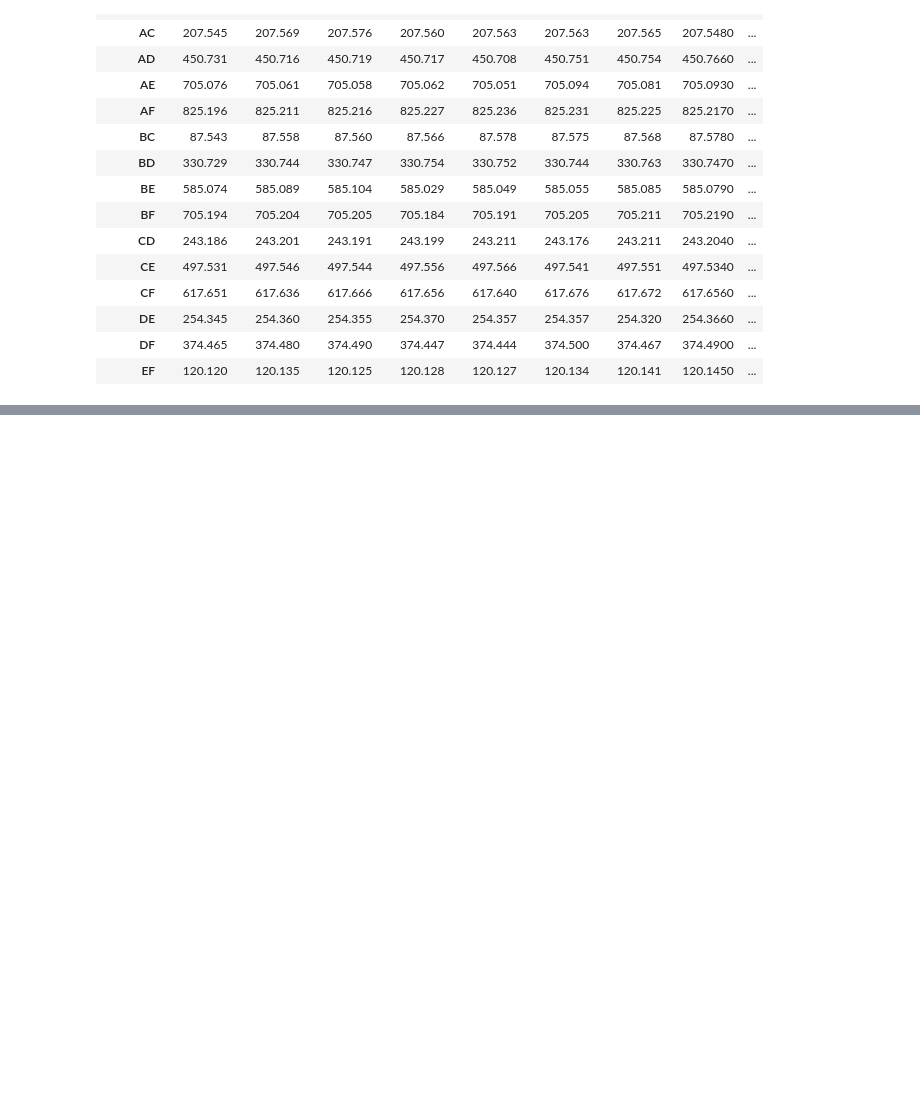
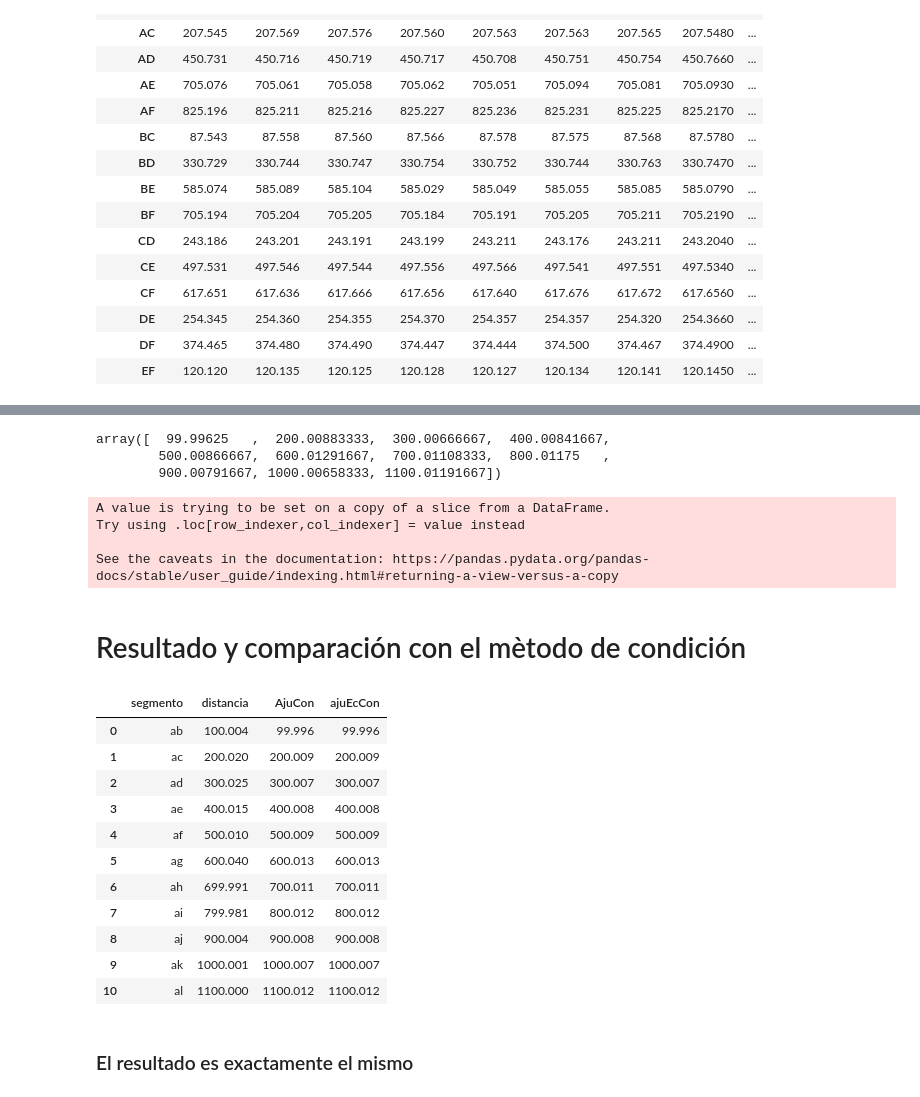
Before and after one commit to rulas99/calculodeajustes, a Jupyter notebook: EcCon.ipynb, the cells around one changed output, grey strips where cells are left out. Cells and saved outputs as stored; diff of their text form; code cells hidden in the pictures; blank space fills up the shorter version.

```diff
--- a/EcCon.ipynb
+++ b/EcCon.ipynb
@@ -339,0 +426,5 @@ med.to_excel("Resultado2.xlsx")
+# %%
+## Matriz M de distancias a ajustar
+
+M=np.array(seg.distancia)
+M
@@ -339,0 +443,38 @@ med.to_excel("Resultado2.xlsx")
+# %%
+A=np.array(mm)
+
+x=np.linalg.inv(np.dot(A.T,A))
+p=np.dot(A.T,M)
+# %% [output]
+array([  99.99625   ,  200.00883333,  300.00666667,  400.00841667,
+        500.00866667,  600.01291667,  700.01108333,  800.01175   ,
+        900.00791667, 1000.00658333, 1100.01191667])
+# %%
+ss=seg[seg['segmento '].str[0]=='a']
+ss['ajuEcCon']=np.round(np.dot(x,p),3)
+ss=ss.rename(columns={'DistAj':'AjuCon'})
+ss=ss.drop(columns='Ajuste')
+# %% [output]
+A value is trying to be set on a copy of a slice from a DataFrame.
+Try using .loc[row_indexer,col_indexer] = value instead
+
+See the caveats in the documentation: https://pandas.pydata.org/pandas-docs/stable/user_guide/indexing.html#returning-a-view-versus-a-copy
+# %% [markdown]
+# Resultado y comparación con el mètodo de condición
+# %%
+ss
+# %% [output]
+|  | segmento | distancia | AjuCon | ajuEcCon |
+| 0 | ab | 100.004 | 99.996 | 99.996 |
+| 1 | ac | 200.020 | 200.009 | 200.009 |
+| 2 | ad | 300.025 | 300.007 | 300.007 |
+| 3 | ae | 400.015 | 400.008 | 400.008 |
+| 4 | af | 500.010 | 500.009 | 500.009 |
+| 5 | ag | 600.040 | 600.013 | 600.013 |
+| 6 | ah | 699.991 | 700.011 | 700.011 |
+| 7 | ai | 799.981 | 800.012 | 800.012 |
+| 8 | aj | 900.004 | 900.008 | 900.008 |
+| 9 | ak | 1000.001 | 1000.007 | 1000.007 |
+| 10 | al | 1100.000 | 1100.012 | 1100.012 |
+# %% [markdown]
+### El resultado es exactamente el mismo
```
Also changed, not shown: parts of 8 cells of this notebook.
